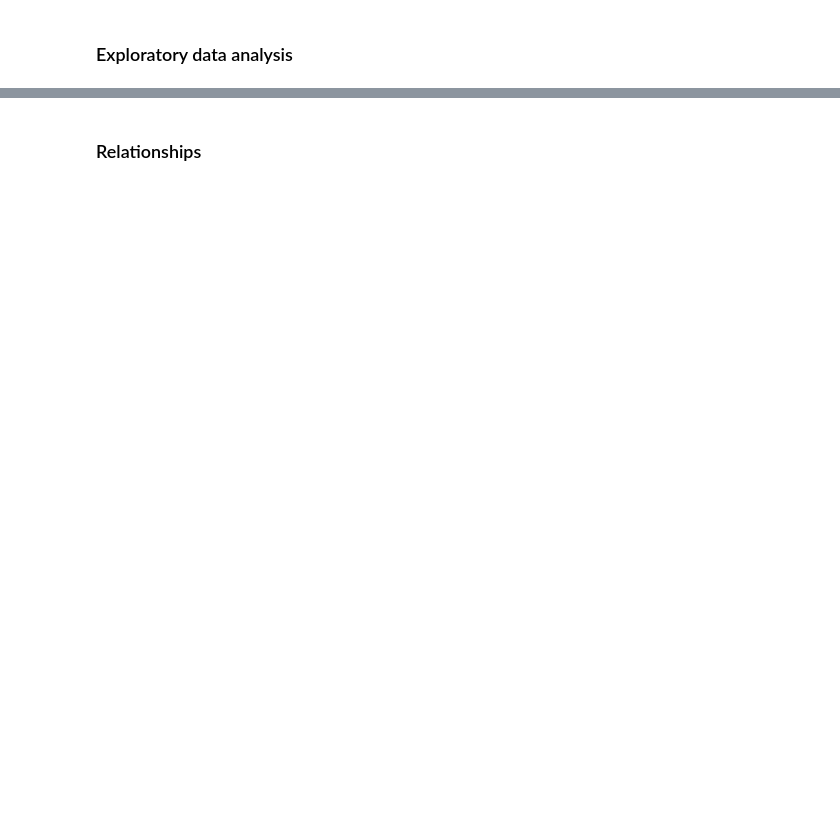
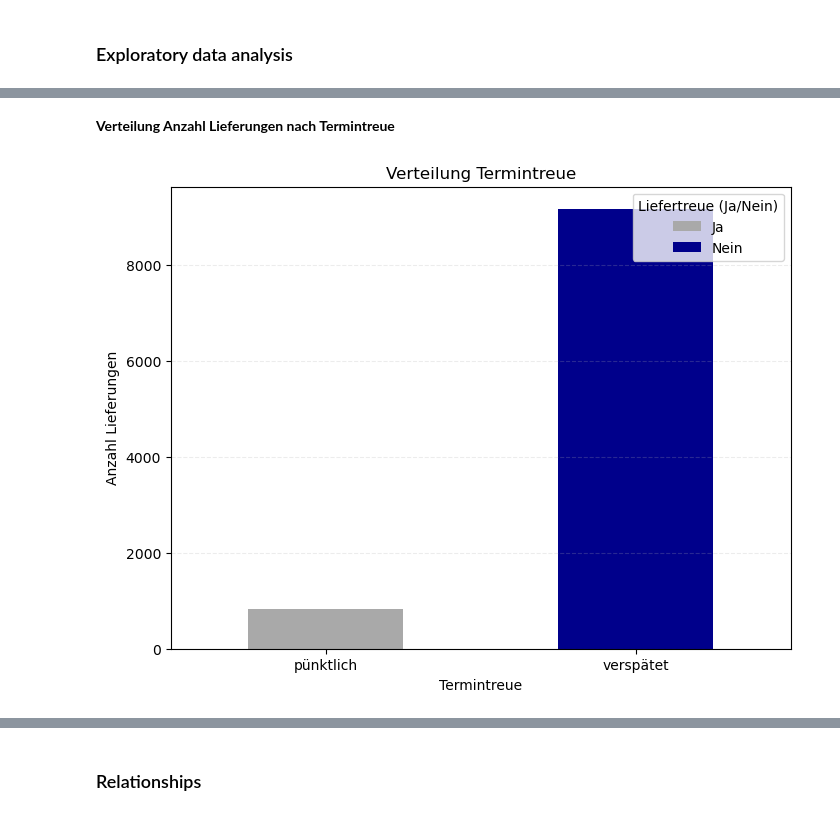
Before and after one commit to psgithdm/project, a Jupyter notebook: notebooks/draft-analysis.ipynb, the cells around one changed output, grey strips where cells are left out. Saved outputs shown, nothing was run; the diff lists cells and outputs as text; code cells hidden in the pictures; blank space fills up the shorter version.

```diff
--- a/notebooks/draft-analysis.ipynb
+++ b/notebooks/draft-analysis.ipynb
@@ -32,0 +623,17 @@ Group name:
+# %% [markdown]
+**Verteilung Anzahl Lieferungen nach Termintreue**
+# %%
+# Crosstab erstellen
+cross_tab = pd.crosstab(liefertreue_sc_df["Termintreue"], liefertreue_sc_df["Liefertreue (Ja/Nein)"])
+
+# Plotten der Crosstab-Daten
+cross_tab.plot(kind="bar", stacked=True, figsize=(8, 6), color=["darkgrey", "darkblue"])
+plt.title("Verteilung Termintreue")
+plt.xlabel("Termintreue")
+plt.ylabel("Anzahl Lieferungen")
+plt.xticks(rotation=0)
+plt.legend(title="Liefertreue (Ja/Nein)", loc="upper right")
+plt.grid(axis="y", linestyle="--", alpha=0.23)
+plt.show()
+# %% [output]
+[figure, added]
```
Also changed, not shown: parts of 70 cells of this notebook, 12 other files.
